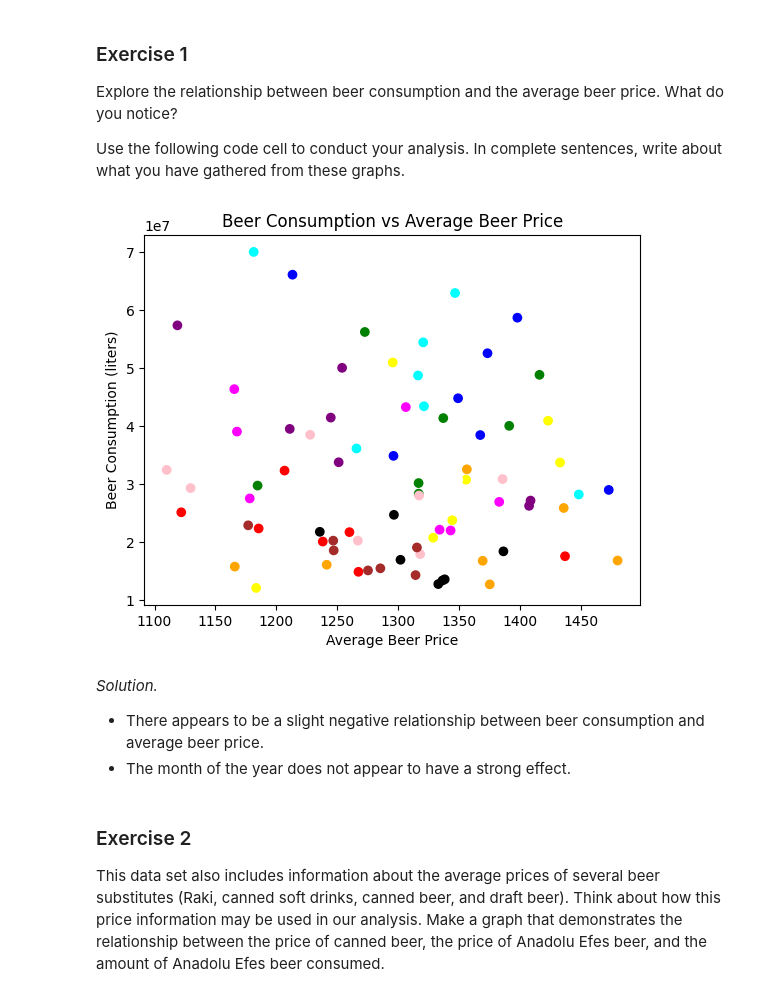
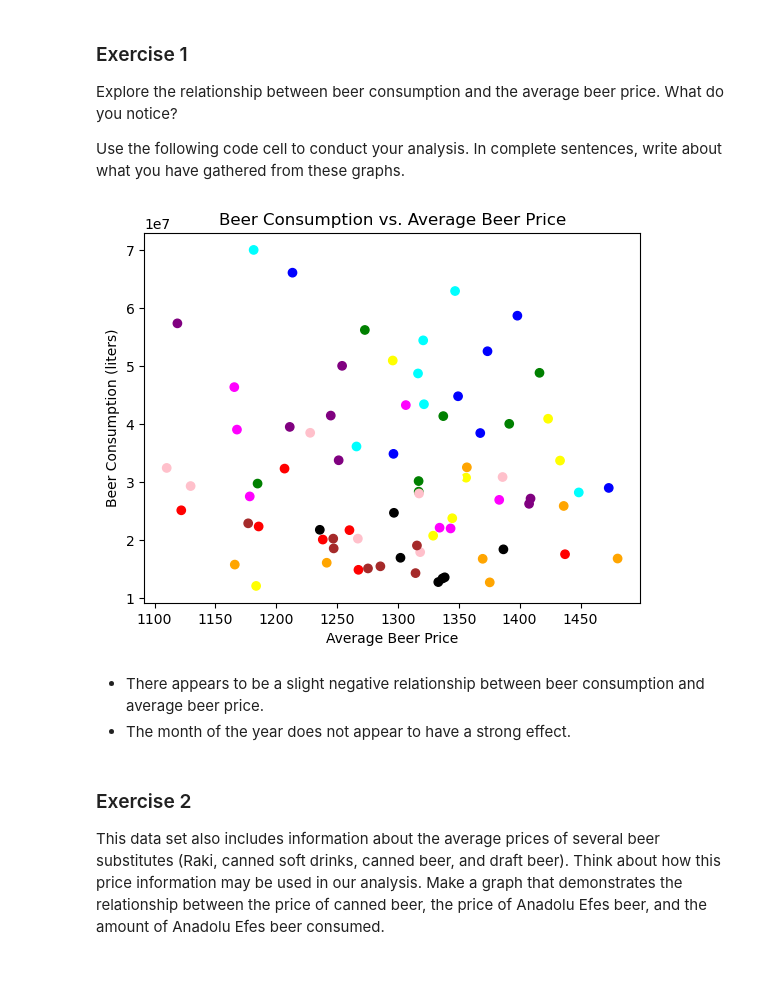
Before and after one commit to usna-or-in-action/project-1-eda, a Jupyter notebook: Project 1 EDA.ipynb, the cells around one changed output. Cells and saved outputs as stored; diff of their text form; code cells hidden in the pictures; blank space fills up the shorter version.

```diff
--- a/Project 1 EDA.ipynb
+++ b/Project 1 EDA.ipynb
@@ -147,21 +149,23 @@ _Solution._
 Explore the relationship between beer consumption and the average beer price. What do you notice?
 
 Use the following code cell to conduct your analysis. In complete sentences, write about what you have gathered from these graphs.
-# %%
-# Solution
-plt.scatter(demand_price_df['AvgBeerPrice'], demand_price_df['BeerConsumption'], marker = 'o', c = colormap[months])
-#plt.ticklabel_format(style = 'plain')
-plt.title('Beer Consumption vs Average Beer Price')
-plt.xlabel('Average Beer Price')
-plt.ylabel('Beer Consumption (liters)')
-plt.show();
-# %% [output]
-[figure, removed]
-# %% [markdown]
-_Solution._
-
-- There appears to be a slight negative relationship between beer consumption and average beer price.
-- The month of the year does not appear to have a strong effect.
+# %%
+plt.scatter(
+    demand_price_df['AverageBeerPrice'],
+    demand_price_df['BeerConsumption'],
+    marker = 'o',
+    c = colormap[months]
+)
+
+plt.title('Beer Consumption vs. Average Beer Price')
+plt.xlabel('Average Beer Price')
+plt.ylabel('Beer Consumption (liters)')
+plt.show();
+# %% [output]
+[figure, added]
+# %% [markdown]
+- There appears to be a slight negative relationship between beer consumption and average beer price.
+- The month of the year does not appear to have a strong effect.
 # %% [markdown]
 ### Exercise 2
 This data set also includes information about the average prices of several beer substitutes (Raki, canned soft drinks, canned beer, and draft beer). Think about how this price information may be used in our analysis. Make a graph that demonstrates the relationship between the price of canned beer, the price of Anadolu Efes beer, and the amount of Anadolu Efes beer consumed.
```
Also changed, not shown: parts of 31 cells of this notebook.
